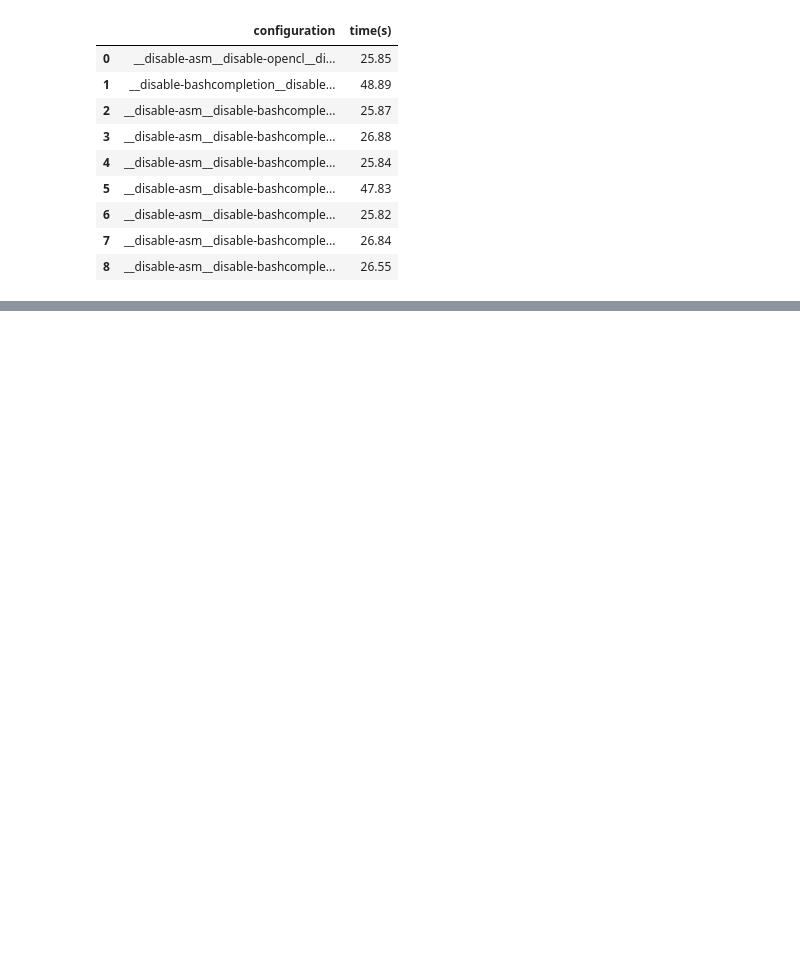
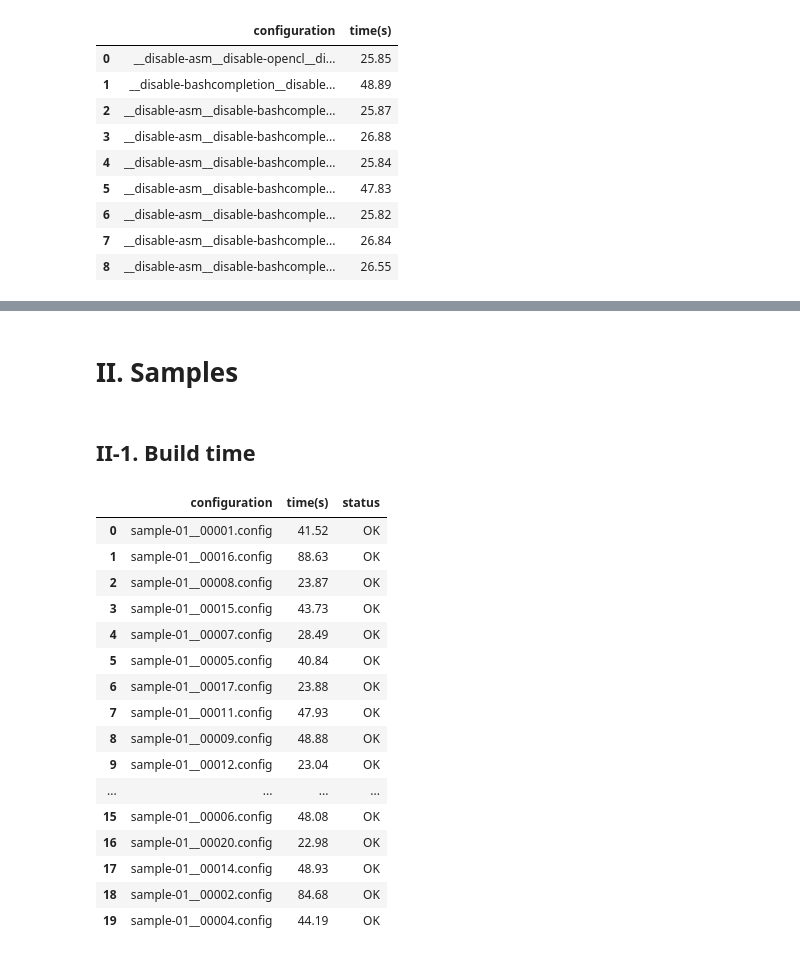
Before and after one commit to ternava/Incremental-build, a Jupyter notebook: data/x264.ipynb, the cells around one changed output, grey strips where cells are left out. Cells and saved outputs as stored; diff of their text form; code cells hidden in the pictures; blank space fills up the shorter version.

```diff
--- a/data/x264.ipynb
+++ b/data/x264.ipynb
@@ -91,0 +79,24 @@ df
+# %% [markdown]
+# II. Samples
+# %% [markdown]
+## II-1. Build time
+# %%
+pnd.read_csv("time_sample.csv")
+# %% [output]
+|  | configuration | time(s) | status |
+| 0 | sample-01__00001.config | 41.52 | OK |
+| 1 | sample-01__00016.config | 88.63 | OK |
+| 2 | sample-01__00008.config | 23.87 | OK |
+| 3 | sample-01__00015.config | 43.73 | OK |
+| 4 | sample-01__00007.config | 28.49 | OK |
+| 5 | sample-01__00005.config | 40.84 | OK |
+| 6 | sample-01__00017.config | 23.88 | OK |
+| 7 | sample-01__00011.config | 47.93 | OK |
+| 8 | sample-01__00009.config | 48.88 | OK |
+| 9 | sample-01__00012.config | 23.04 | OK |
+| ... | ... | ... | ... |
+| 15 | sample-01__00006.config | 48.08 | OK |
+| 16 | sample-01__00020.config | 22.98 | OK |
+| 17 | sample-01__00014.config | 48.93 | OK |
+| 18 | sample-01__00002.config | 84.68 | OK |
+| 19 | sample-01__00004.config | 44.19 | OK |
```
Also changed, not shown: parts of 16 cells of this notebook.
